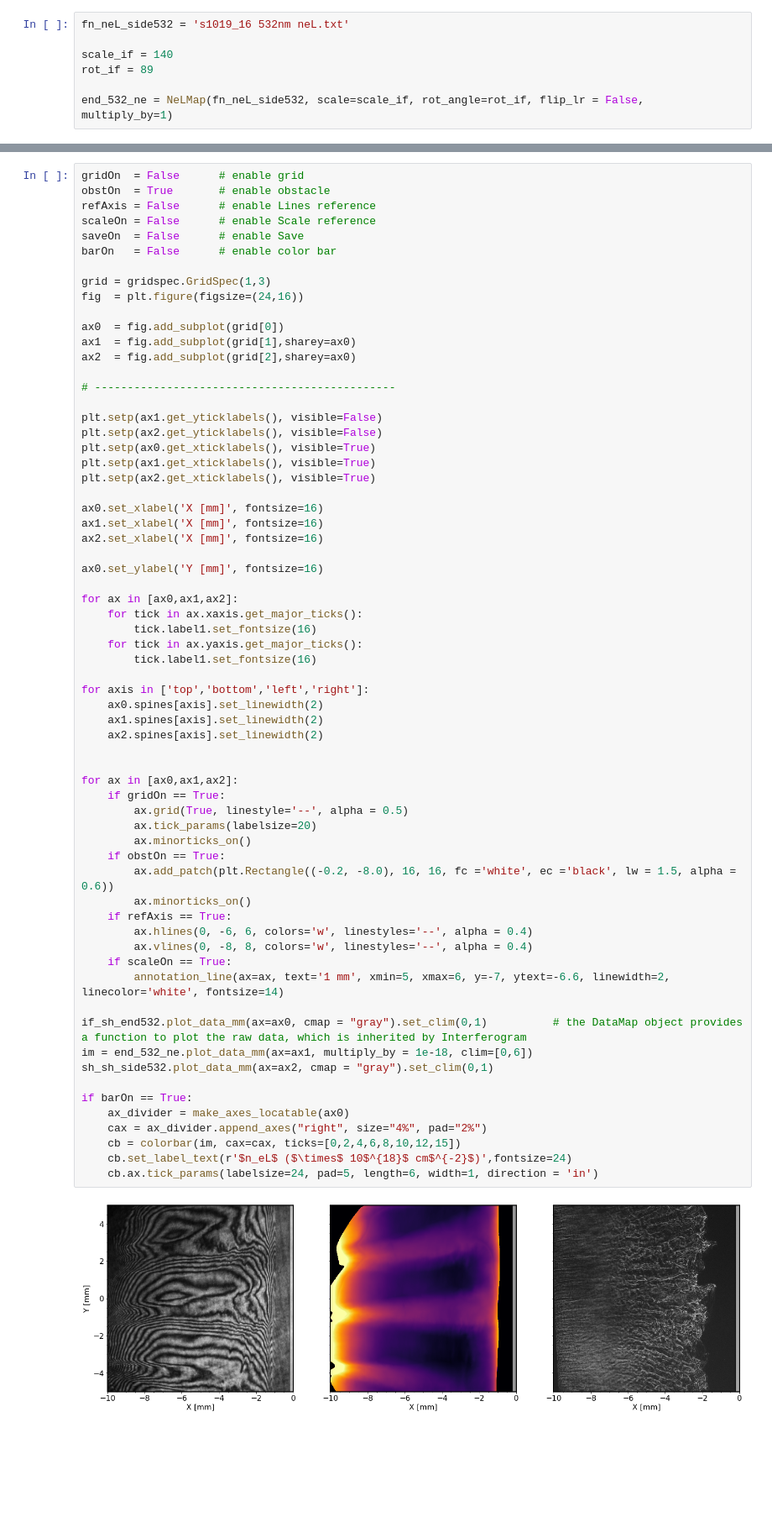
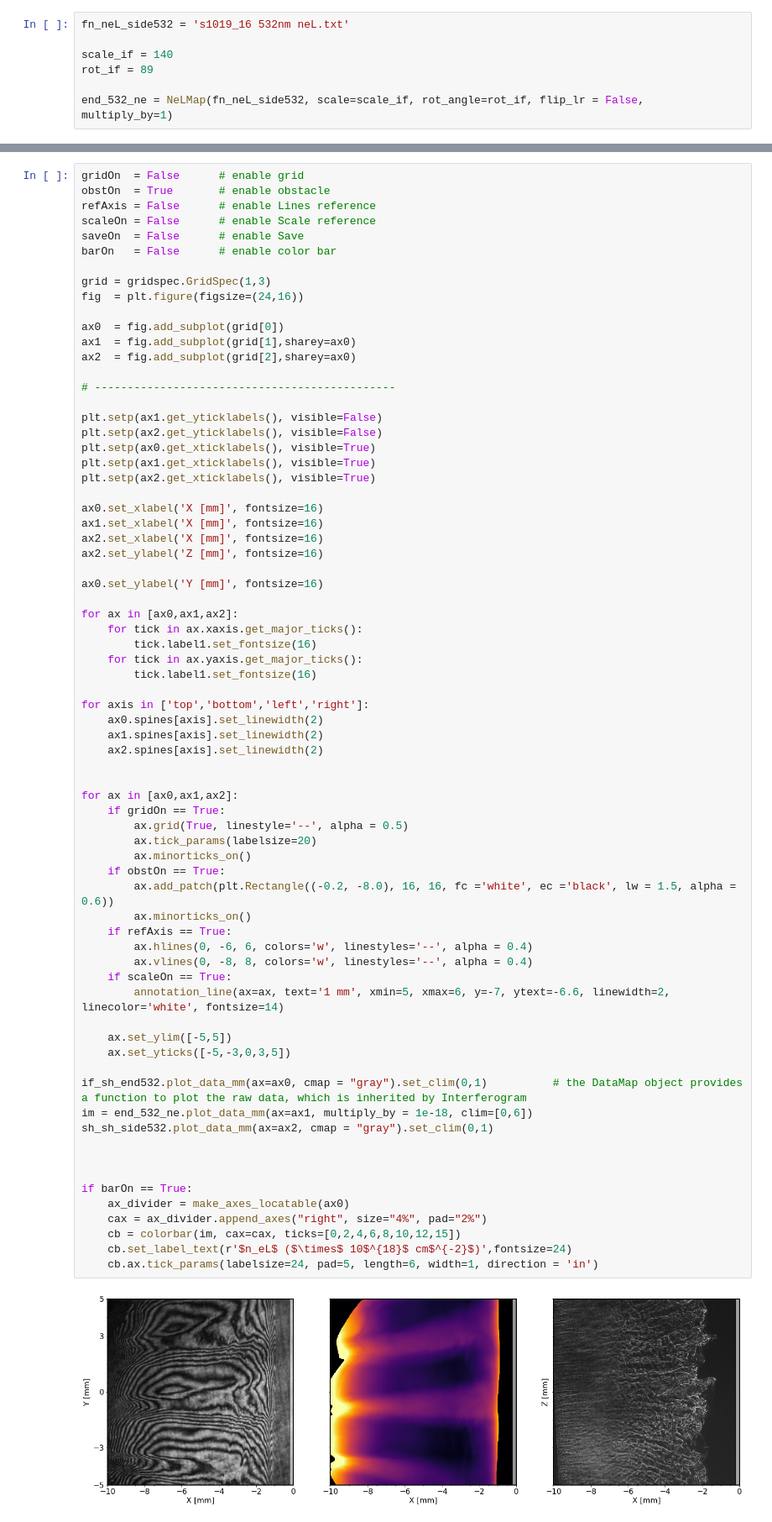
Before and after one commit to stemerlini/Pressure-Balance, a Jupyter notebook: PressureAnalysis .ipynb, the cells around one changed output, grey strips where cells are left out. Shown at 84% size. Saved outputs shown, nothing was run; the diff lists cells and outputs as text; blank space fills up the shorter version.

```diff
--- a/PressureAnalysis .ipynb
+++ b/PressureAnalysis .ipynb
@@ -111,6 +122,7 @@ plt.setp(ax2.get_xticklabels(), visible=True)
 ax0.set_xlabel('X [mm]', fontsize=16)
 ax1.set_xlabel('X [mm]', fontsize=16)
 ax2.set_xlabel('X [mm]', fontsize=16)
+ax2.set_ylabel('Z [mm]', fontsize=16)
 
 ax0.set_ylabel('Y [mm]', fontsize=16)
 
@@ -124,31 +136,36 @@ for axis in ['top','bottom','left','right']:
     ax0.spines[axis].set_linewidth(2)
     ax1.spines[axis].set_linewidth(2)
     ax2.spines[axis].set_linewidth(2)
 
 
 for ax in [ax0,ax1,ax2]:
     if gridOn == True:
         ax.grid(True, linestyle='--', alpha = 0.5)
         ax.tick_params(labelsize=20)
         ax.minorticks_on()
     if obstOn == True:
         ax.add_patch(plt.Rectangle((-0.2, -8.0), 16, 16, fc ='white', ec ='black', lw = 1.5, alpha = 0.6))
         ax.minorticks_on()
     if refAxis == True:
         ax.hlines(0, -6, 6, colors='w', linestyles='--', alpha = 0.4)
         ax.vlines(0, -8, 8, colors='w', linestyles='--', alpha = 0.4)
     if scaleOn == True:
         annotation_line(ax=ax, text='1 mm', xmin=5, xmax=6, y=-7, ytext=-6.6, linewidth=2, linecolor='white', fontsize=14)
 
+    ax.set_ylim([-5,5])
+    ax.set_yticks([-5,-3,0,3,5])
+
 if_sh_end532.plot_data_mm(ax=ax0, cmap = "gray").set_clim(0,1)          # the DataMap object provides a function to plot the raw data, which is inherited by Interferogram
 im = end_532_ne.plot_data_mm(ax=ax1, multiply_by = 1e-18, clim=[0,6])
 sh_sh_side532.plot_data_mm(ax=ax2, cmap = "gray").set_clim(0,1)
+
+
 
 if barOn == True:
     ax_divider = make_axes_locatable(ax0)
     cax = ax_divider.append_axes("right", size="4%", pad="2%")
     cb = colorbar(im, cax=cax, ticks=[0,2,4,6,8,10,12,15])
     cb.set_label_text(r'$n_eL$ ($\times$ 10$^{18}$ cm$^{-2}$)',fontsize=24)
     cb.ax.tick_params(labelsize=24, pad=5, length=6, width=1, direction = 'in')
 # %% [output]
-[figure, old version]
+[figure, new version]
```
Also changed, not shown: parts of 8 cells of this notebook.
